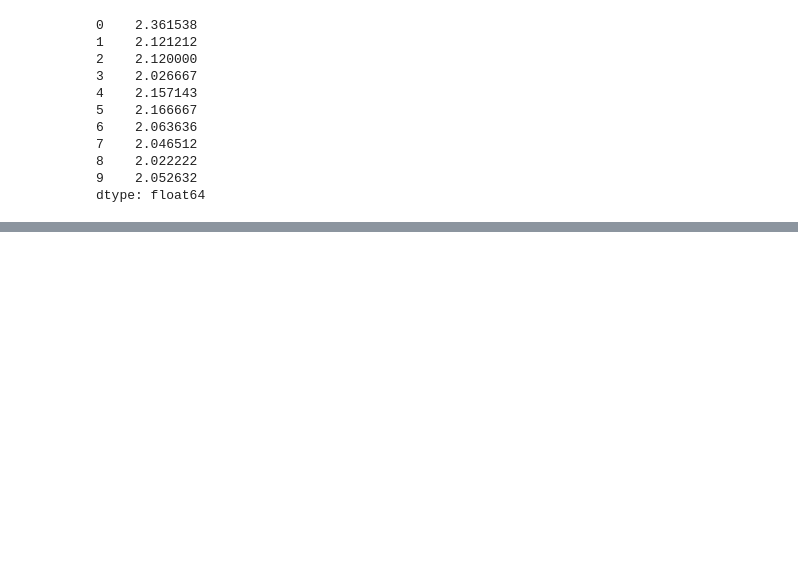
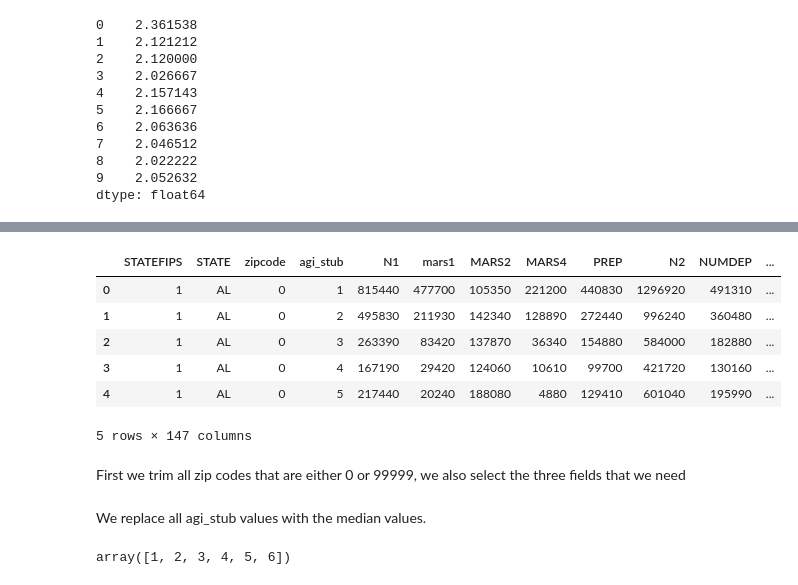
Before and after one commit to PorasS/AI, a Jupyter notebook: pandasTut.ipynb, the cells around one changed output, grey strips where cells are left out. Cells and saved outputs as stored; diff of their text form; code cells hidden in the pictures; blank space fills up the shorter version.

```diff
--- a/pandasTut.ipynb
+++ b/pandasTut.ipynb
@@ -647,0 +706,14 @@ Feature Engineering with apply and map
+# %%
+import pandas as pd
+df=pd.read_csv('https://www.irs.gov/pub/irs-soi/16zpallagi.csv')
+display(df[0:5])
+# %% [output]
+|  | STATEFIPS | STATE | zipcode | agi_stub | N1 | mars1 | MARS2 | MARS4 | PREP | N2 | NUMDEP | ... |
+| 0 | 1 | AL | 0 | 1 | 815440 | 477700 | 105350 | 221200 | 440830 | 1296920 | 491310 | ... |
+| 1 | 1 | AL | 0 | 2 | 495830 | 211930 | 142340 | 128890 | 272440 | 996240 | 360480 | ... |
+| 2 | 1 | AL | 0 | 3 | 263390 | 83420 | 137870 | 36340 | 154880 | 584000 | 182880 | ... |
+| 3 | 1 | AL | 0 | 4 | 167190 | 29420 | 124060 | 10610 | 99700 | 421720 | 130160 | ... |
+| 4 | 1 | AL | 0 | 5 | 217440 | 20240 | 188080 | 4880 | 129410 | 601040 | 195990 | ... |
+5 rows × 147 columns
+# %% [markdown]
+First we trim all zip codes that are either 0 or 99999, we also select the three fields that we need
@@ -647,0 +722,6 @@ Feature Engineering with apply and map
+# %% [markdown]
+We replace all agi_stub values with the median values.
+# %%
+df['agi_stub'].unique()
+# %% [output]
+array([1, 2, 3, 4, 5, 6])
```
Also changed, not shown: parts of 12 cells of this notebook.
